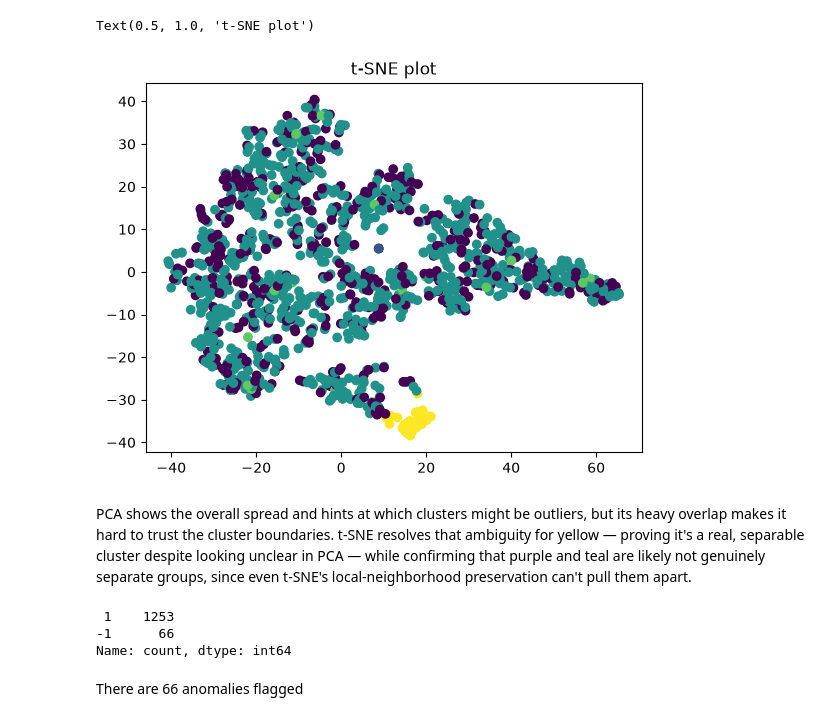
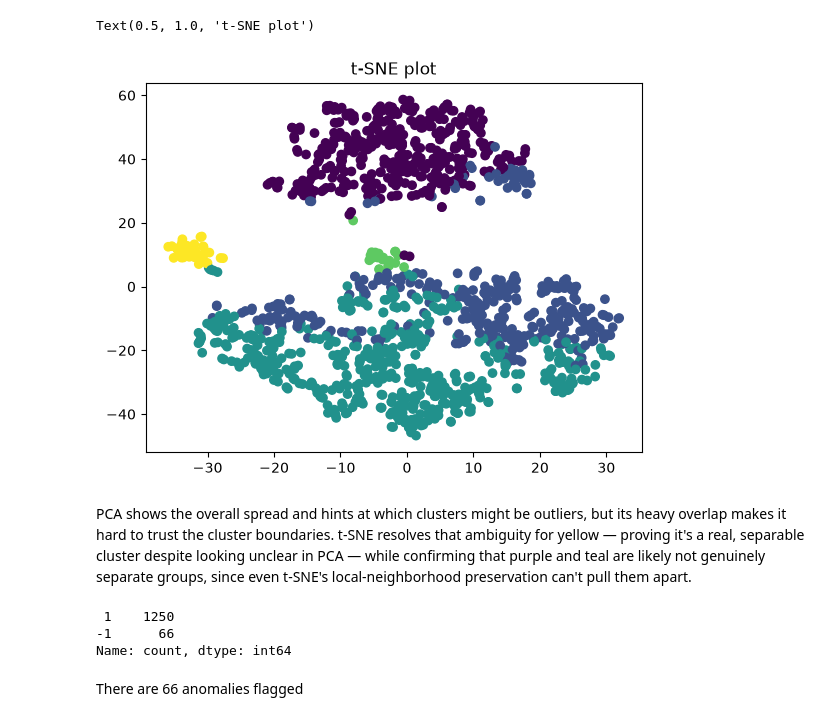
Before and after one commit to Nour-Tamimi/BinXtraining, a Jupyter notebook: Week5/Day4/Day4.ipynb, the cells around one changed output. Saved outputs shown, nothing was run; the diff lists cells and outputs as text; code cells hidden in the pictures.

```diff
--- a/Week5/Day4/Day4.ipynb
+++ b/Week5/Day4/Day4.ipynb
@@ -6,7 +6,7 @@ import numpy as np
 import seaborn as sns
 # %%
 #reading the csv file
-df= pd.read_csv('C:/Users/Lenovo/OneDrive/Desktop/BinX training/Project/data/medicaldataset.csv')
+df= pd.read_csv('C:/Users/Lenovo/OneDrive/Desktop/BinX training/Project/data/heart_disease_clean.csv')
 # %%
 from sklearn.metrics import silhouette_score
 from sklearn.cluster import KMeans
@@ -19,12 +19,12 @@ km = KMeans(n_clusters=5, random_state=42, n_init=10)
 labels = km.fit_predict(X_scaled)
 # %%
 from sklearn.manifold import TSNE
-X_tsne = TSNE(n_components=2, perplexity=30, random_state=42).fit_transform(X)
+X_tsne = TSNE(n_components=2, perplexity=30, random_state=42).fit_transform(X_scaled)
 plt.scatter(X_tsne[:, 0], X_tsne[:, 1], c=labels)
 plt.title("t-SNE plot")
 # %% [output]
 Text(0.5, 1.0, 't-SNE plot')
-[figure, old version]
+[figure, new version]
 # %% [markdown]
 PCA shows the overall spread and hints at which clusters might be outliers, but its heavy overlap makes it hard to trust the cluster boundaries.
 t-SNE resolves that ambiguity for yellow — proving it's a real, separable cluster despite looking unclear in PCA — while confirming that purple and teal are likely not genuinely separate groups, since even t-SNE's local-neighborhood preservation can't pull them apart.
@@ -36,7 +36,7 @@ preds = iso.fit_predict(X_scaled)
 # -1 = anomaly, 1 = normal
 print(pd.Series(preds).value_counts())
 # %% [output]
- 1    1253
+ 1    1250
 -1      66
 Name: count, dtype: int64
 # %% [markdown]
```
Also changed, not shown: parts of 1 cell of this notebook, 5 other files.
